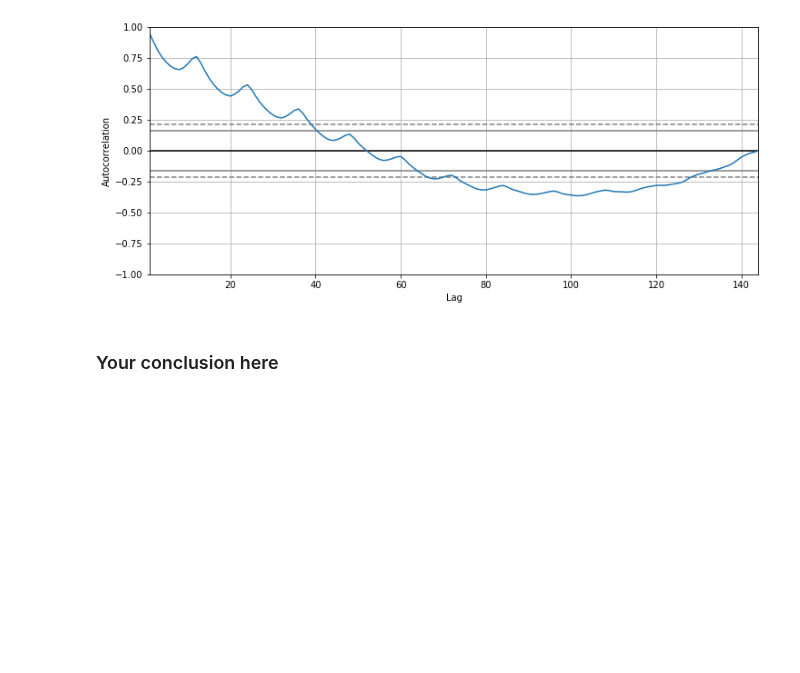
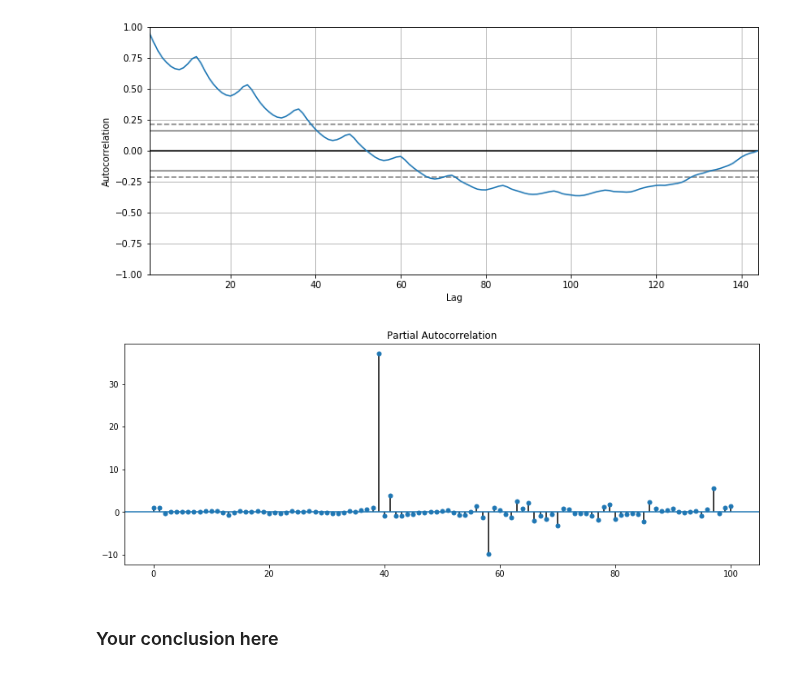
Before and after one commit to nkacoroski/dsc-3-26-05-correlation-and-autocorrelation-in-time-series-lab-seattle-ds-career-040119, a Jupyter notebook: index.ipynb, the cells around one changed output. Saved outputs shown, nothing was run; the diff lists cells and outputs as text; code cells hidden in the pictures; blank space fills up the shorter version.

```diff
--- a/index.ipynb
+++ b/index.ipynb
@@ -146,7 +146,10 @@ pd.plotting.autocorrelation_plot(air);
 # %%
 from statsmodels.graphics.tsaplots import plot_pacf
 from matplotlib.pylab import rcParams
 rcParams['figure.figsize'] = 14, 5
+plot_pacf(air.dropna(), lags = 100);
+# %% [output]
+[figure, added]
 # %%
 # your code here
 # %%
```
